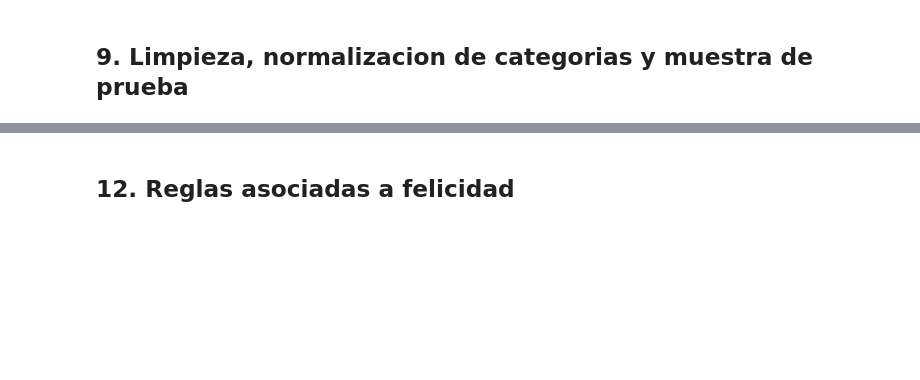
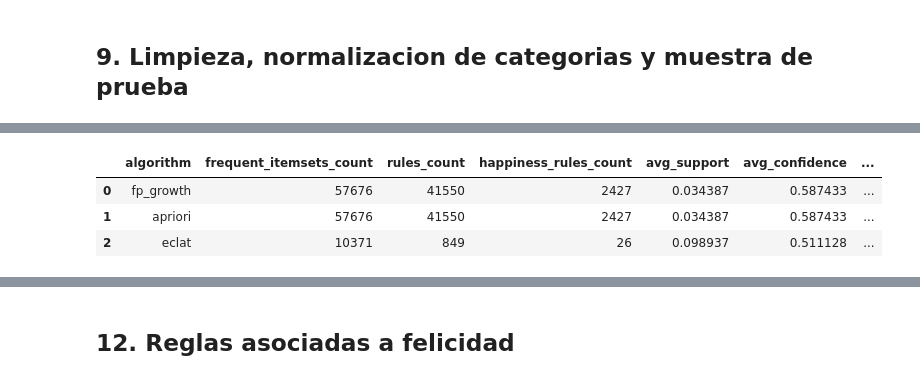
Before and after one commit to Shtolaa/ing_Datos_Experimento, a Jupyter notebook: notebooks/social_media_activity_colab.ipynb, the cells around one changed output, grey strips where cells are left out. Cells and saved outputs as stored; diff of their text form; code cells hidden in the pictures; blank space fills up the shorter version.

```diff
--- a/notebooks/social_media_activity_colab.ipynb
+++ b/notebooks/social_media_activity_colab.ipynb
@@ -10,6 +10,12 @@ Objetivo: limpiar y preparar el dataset como matriz binaria, ejecutar **Apriori*
 import os
 import warnings
 import logging
+
+try:
+    import google.colab
+    IN_COLAB = True
+except ImportError:
+    IN_COLAB = False
 
 os.environ["PYTHONWARNINGS"] = "ignore"
 warnings.simplefilter("ignore")
@@ -213,0 +403,78 @@ comparison
+# %%
+import gc
+
+summary_rows = []
+happiness_rules_for_display = {}
+
+for algorithm in ALGORITHMS_TO_RUN:
+    print(f"\nEjecutando {algorithm}...")
+    algorithm_binary_matrix = binary_matrix
+
+    if algorithm == "eclat" and ECLAT_USE_SEPARATE_SAMPLE:
+        eclat_rows = min(ECLAT_SAMPLE_SIZE, len(df_discretized))
+        print(f"Eclat se ejecuta con muestra separada de {eclat_rows:,} filas para controlar RAM.")
+        eclat_df = sample_dataframe(
+            df_discretized,
+            use_sample=True,
+            sample_size=eclat_rows,
+            random_state=RANDOM_STATE,
+        )
+        algorithm_binary_matrix = create_binary_matrix(eclat_df, sparse=False)
+        if FILTER_ITEMS_BY_SUPPORT:
+            original_columns = algorithm_binary_matrix.shape[1]
+            algorithm_binary_matrix = prune_binary_matrix_by_support(algorithm_binary_matrix, min_support=MIN_SUPPORT)
+            print(f"Items Eclat antes/despues de filtrar: {original_columns} -> {algorithm_binary_matrix.shape[1]}")
+
+    if algorithm_binary_matrix.shape[1] == 0:
+        print(f"Se omite {algorithm}: no quedaron items con soporte >= {MIN_SUPPORT}.")
+        if algorithm_binary_matrix is not binary_matrix:
+            del algorithm_binary_matrix
+        if "eclat_df" in locals():
+            del eclat_df
+        gc.collect()
+        continue
+
+    result = run_algorithm_experiment(
+        binary_df=algorithm_binary_matrix,
+        algorithm=algorithm,
+        min_support=MIN_SUPPORT,
+        min_confidence=MIN_CONFIDENCE,
+        min_lift=MIN_LIFT,
+        target_column=TARGET_COLUMN,
+        eclat_max_combination=ECLAT_MAX_COMBINATION,
+        max_itemset_length=MAX_ITEMSET_LENGTH,
+    )
+
+    algorithm_key = result["algorithm"]
+    result["itemsets"].to_csv(OUTPUT_DIR / f"{algorithm_key}_itemsets.csv", index=False)
+    rules_to_readable(result["rules"]).to_csv(OUTPUT_DIR / f"{algorithm_key}_rules.csv", index=False)
+    readable_happiness_rules = rules_to_readable(result["happiness_rules"])
+    readable_happiness_rules.to_csv(OUTPUT_DIR / f"{algorithm_key}_happiness_rules.csv", index=False)
+
+    summary_rows.append(
+        summarize_algorithm_result(
+            algorithm_key,
+            result["itemsets"],
+            result["rules"],
+            result["happiness_rules"],
+        )
+    )
+    happiness_rules_for_display[algorithm_key] = readable_happiness_rules.head(15)
+
+    del result, readable_happiness_rules
+    if algorithm_binary_matrix is not binary_matrix:
+        del algorithm_binary_matrix
+    if "eclat_df" in locals():
+        del eclat_df
+    gc.collect()
+
+if not summary_rows:
+    raise ValueError("Ningun algoritmo genero resultados. Reduce MIN_SUPPORT o revisa la matriz binaria.")
+
+comparison = pd.DataFrame(summary_rows).sort_values(
+    ["happiness_rules_count", "avg_lift", "avg_confidence", "rules_count"],
+    ascending=[False, False, False, False],
+).reset_index(drop=True)
+comparison.to_csv(OUTPUT_DIR / "algorithm_comparison.csv", index=False)
+comparison
+# %% [output]
@@ -214,3 +488,7 @@ comparison
+|  | algorithm | frequent_itemsets_count | rules_count | happiness_rules_count | avg_support | avg_confidence | ... |
+| 0 | fp_growth | 57676 | 41550 | 2427 | 0.034387 | 0.587433 | ... |
+| 1 | apriori | 57676 | 41550 | 2427 | 0.034387 | 0.587433 | ... |
+| 2 | eclat | 10371 | 849 | 26 | 0.098937 | 0.511128 | ... |
 # %%
 best_algorithm = choose_best_algorithm(comparison)
 print(f"Mejor algoritmo segun calidad de reglas: {best_algorithm}")
```
Also changed, not shown: parts of 34 cells of this notebook, 4 other files.
